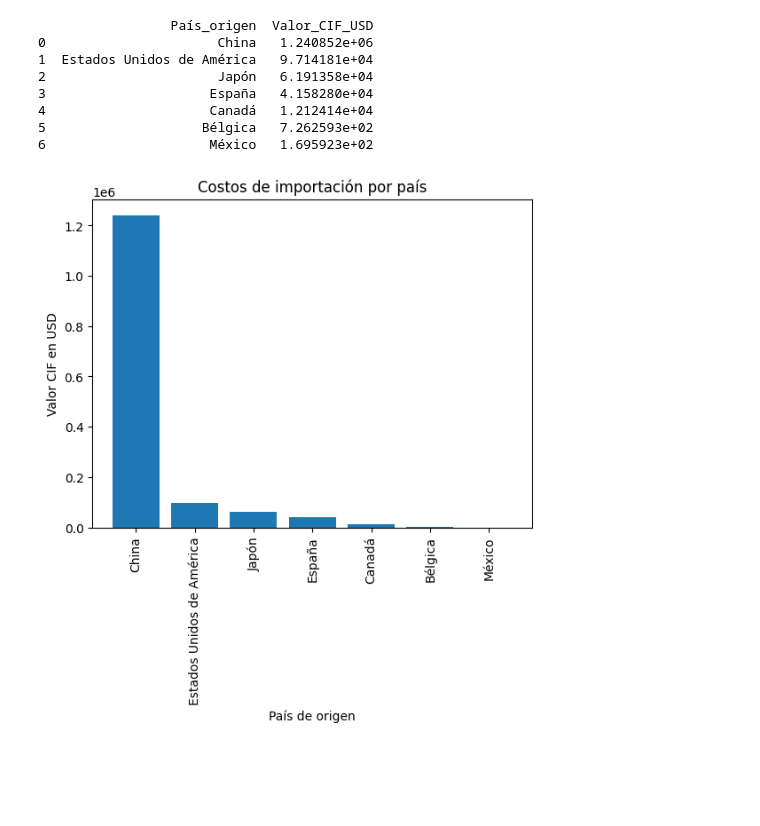
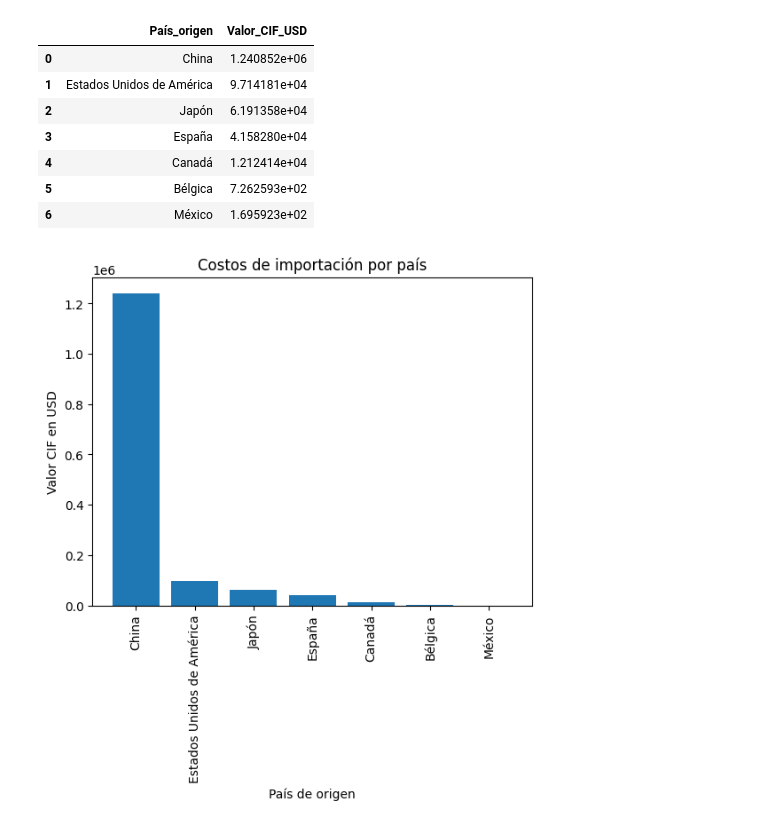
Before and after one commit to imbrahiam/Helix, a Jupyter notebook: src/isaac/analysis.ipynb, the cells around one changed output. Drawn from its saved outputs; the diff is of its cells as text; code cells hidden in the pictures; blank space fills up the shorter version.

```diff
--- a/src/isaac/analysis.ipynb
+++ b/src/isaac/analysis.ipynb
@@ -1,30 +1,30 @@
 # %%
 import pandas as pd
 #Paises con mayores costos de importacion
 # Lee el archivo CSV
 df = pd.read_excel(r'..\raw_data\Perfil_EmpresasImpo_2022_WEB.xlsx',nrows=55)
 columna_valores_de_importacion = df['Valor_CIF_USD']
 paises = df['País_origen']
 # Muestra las primeras 5 filas de los datos
 df_grouped = df.groupby('País_origen')['Valor_CIF_USD'].sum()
 
 # Ordena los datos en orden descendente
 df_sorted = df_grouped.sort_values(ascending=False)
 
 # Convierte la serie en un DataFrame y reinicia el índice
 df_final = df_sorted.reset_index()
 
 # Muestra los países con los mayores precios de importación
-print(df_final)
+df_final
 # %% [output]
-                 País_origen  Valor_CIF_USD
-0                      China   1.240852e+06
-1  Estados Unidos de América   9.714181e+04
-2                      Japón   6.191358e+04
-3                     España   4.158280e+04
-4                     Canadá   1.212414e+04
-5                    Bélgica   7.262593e+02
-6                     México   1.695923e+02
+|  | País_origen | Valor_CIF_USD |
+| 0 | China | 1.240852e+06 |
+| 1 | Estados Unidos de América | 9.714181e+04 |
+| 2 | Japón | 6.191358e+04 |
+| 3 | España | 4.158280e+04 |
+| 4 | Canadá | 1.212414e+04 |
+| 5 | Bélgica | 7.262593e+02 |
+| 6 | México | 1.695923e+02 |
 # %%
 import matplotlib.pyplot as plt
 
```
Also changed, not shown: 2 other files.
